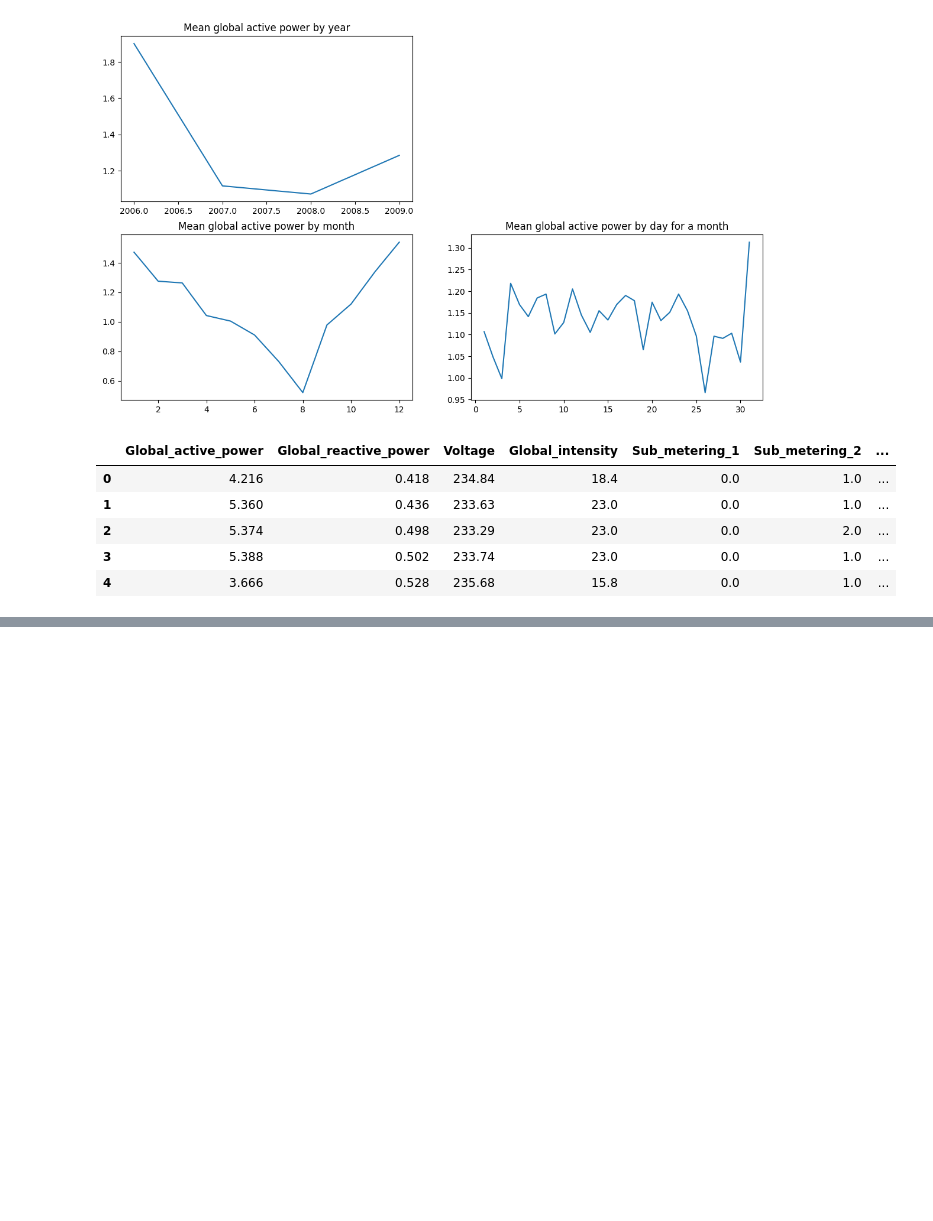
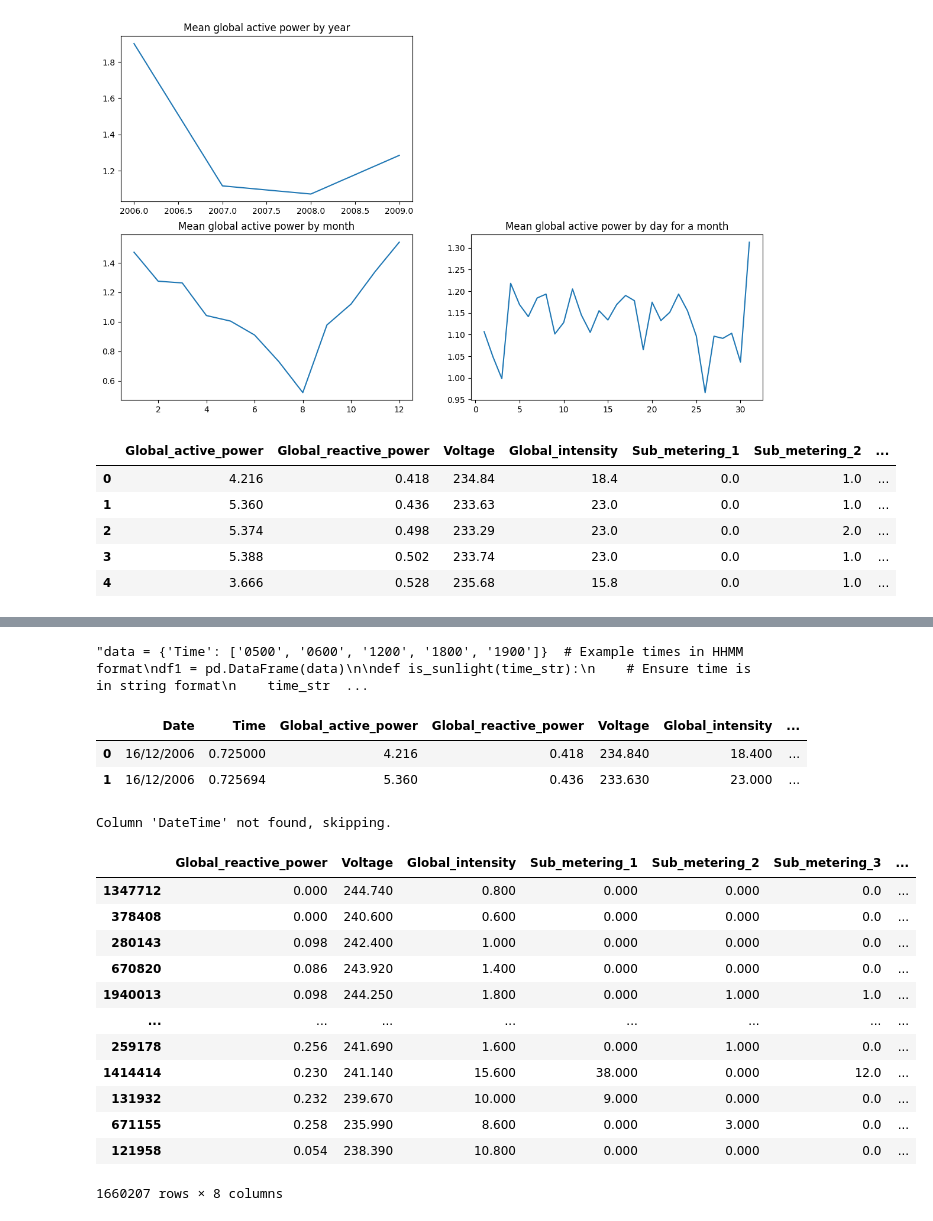
Before and after one commit to Sridevimesala/Energy_Prediction-, a Jupyter notebook: Energy_Predicition.ipynb, the cells around one changed output, grey strips where cells are left out. Saved outputs shown, nothing was run; the diff lists cells and outputs as text; code cells hidden in the pictures; blank space fills up the shorter version.

```diff
--- a/Energy_Predicition.ipynb
+++ b/Energy_Predicition.ipynb
@@ -470,0 +491,11 @@ y = df['Global_active_power'] # output
+# %%
+df = pd.read_csv('/content/household_power_consumption.txt',sep=";")
+# %%
+df['Global_active_power'] = pd.to_numeric(df['Global_active_power'], errors='coerce')
+df['Global_reactive_power'] = pd.to_numeric(df['Global_reactive_power'], errors='coerce')
+df['Voltage'] = pd.to_numeric(df['Voltage'], errors='coerce')
+df['Global_intensity'] = pd.to_numeric(df['Global_intensity'], errors='coerce')
+df['Sub_metering_1'] = pd.to_numeric(df['Sub_metering_1'], errors='coerce')
+df['Sub_metering_2'] = pd.to_numeric(df['Sub_metering_2'], errors='coerce')
+# %%
+df.fillna(0, inplace=True)
@@ -470,0 +524,7 @@ y = df['Global_active_power'] # output
+# %%
+df['DateTime'] = pd.to_datetime(df['Date']+' '+df['Time'])
+df['Year'] = df['DateTime'].dt.year
+df['Month'] = df['DateTime'].dt.month
+df['Day'] = df['DateTime'].dt.day
+df['Hour'] = df['DateTime'].dt.hour
+df['Minute'] = df['DateTime'].dt.minute #df.head()
@@ -470,0 +546,58 @@ y = df['Global_active_power'] # output
+# %%
+"""data = {'Time': ['0500', '0600', '1200', '1800', '1900']}  # Example times in HHMM format
+df1 = pd.DataFrame(data)
+
+def is_sunlight(time_str):
+    # Ensure time is in string format
+    time_str = str(time_str)
+
+    # Extract hours and minutes from the time string
+    hours = int(time_str[:2])
+
+    # Check if the time is within the sunlight hours (0600 to 1800)
+    if 6 <= hours < 18:
+        return 1  # Sunlight is present
+    else:
+        return 0  # No sunlight
+
+# Applying the function to check for sunlight
+df1['Is_sunlight'] = df1['Time'].apply(lambda x: is_sunlight(x))
+
+# Display the DataFrame
+print(df1)"""
+# %% [output]
+"data = {'Time': ['0500', '0600', '1200', '1800', '1900']}  # Example times in HHMM format\ndf1 = pd.DataFrame(data)\n\ndef is_sunlight(time_str):\n    # Ensure time is in string format\n    time_str  ...
+# %%
+df.head(2)
+# %% [output]
+|  | Date | Time | Global_active_power | Global_reactive_power | Voltage | Global_intensity | ... |
+| 0 | 16/12/2006 | 0.725000 | 4.216 | 0.418 | 234.840 | 18.400 | ... |
+| 1 | 16/12/2006 | 0.725694 | 5.360 | 0.436 | 233.630 | 23.000 | ... |
+# %%
+# Drop columns if they exist. Otherwise, continue.
+for col in ['Date', 'DateTime', 'Time']:
+    if col in df.columns:
+        df.drop(col, axis=1, inplace=True)
+    else:
+        print(f"Column '{col}' not found, skipping.")
+
+# Continue with the rest of the code.
+X = df.drop('Global_active_power', axis=1)
+y = df['Global_active_power']
+X_train, X_test, y_train, y_test = train_test_split(X, y, test_size=0.2, random_state=42)
+X_train
+# %% [output]
+Column 'DateTime' not found, skipping.
+|  | Global_reactive_power | Voltage | Global_intensity | Sub_metering_1 | Sub_metering_2 | Sub_metering_3 | ... |
+| 1347712 | 0.000 | 244.740 | 0.800 | 0.000 | 0.000 | 0.0 | ... |
+| 378408 | 0.000 | 240.600 | 0.600 | 0.000 | 0.000 | 0.0 | ... |
+| 280143 | 0.098 | 242.400 | 1.000 | 0.000 | 0.000 | 0.0 | ... |
+| 670820 | 0.086 | 243.920 | 1.400 | 0.000 | 0.000 | 0.0 | ... |
+| 1940013 | 0.098 | 244.250 | 1.800 | 0.000 | 1.000 | 1.0 | ... |
+| ... | ... | ... | ... | ... | ... | ... | ... |
+| 259178 | 0.256 | 241.690 | 1.600 | 0.000 | 1.000 | 0.0 | ... |
+| 1414414 | 0.230 | 241.140 | 15.600 | 38.000 | 0.000 | 12.0 | ... |
+| 131932 | 0.232 | 239.670 | 10.000 | 9.000 | 0.000 | 0.0 | ... |
+| 671155 | 0.258 | 235.990 | 8.600 | 0.000 | 3.000 | 0.0 | ... |
+| 121958 | 0.054 | 238.390 | 10.800 | 0.000 | 0.000 | 0.0 | ... |
+1660207 rows × 8 columns
```
Also changed, not shown: parts of 17 cells of this notebook.
